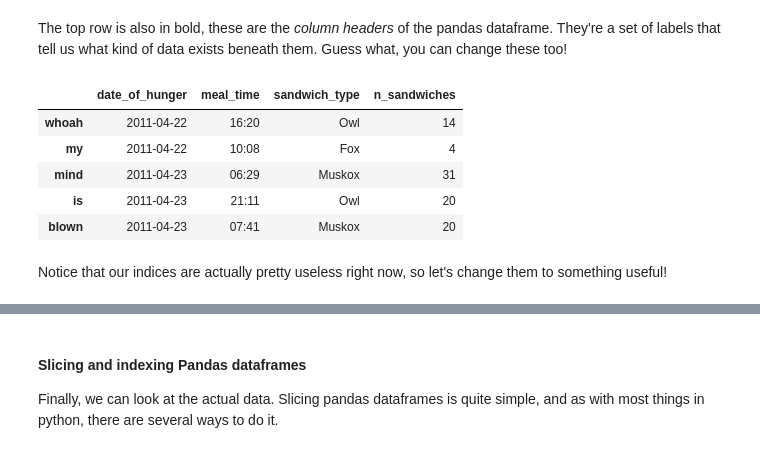
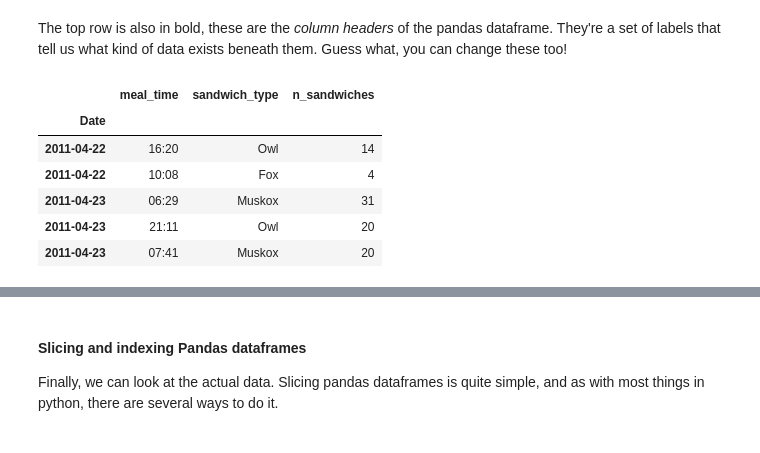
Before and after one commit to swcarpentry/2014-03-17-ucb, a Jupyter notebook: lessons/jk-python/readwrite-full.ipynb, the cells around one changed output, grey strips where cells are left out. Saved outputs shown, nothing was run; the diff lists cells and outputs as text; code cells hidden in the pictures.

Commit message:
Added pandas exercises and cleaned up the readwrite lecture a bit

```diff
--- a/lessons/jk-python/readwrite-full.ipynb
+++ b/lessons/jk-python/readwrite-full.ipynb
@@ -333,0 +323,5 @@ df.head()
+# %%
+# Pandas is really good at handling datetime objects.
+# Note: if you want to move the index back to a column, use .reset_index()
+df.set_index('Date', inplace=True)
+df.head()
@@ -335,14 +337,13 @@ df.head()
 The top row is also in bold, these are the _column headers_ of the pandas dataframe.  They're a set of labels that tell us what kind of data exists beneath them.  Guess what, you can change these too!
 # %%
 # I could use any list so long as len(mylist) == n_columns
-df.columns = ['date_of_hunger', 'meal_time', 'sandwich_type', 'n_sandwiches']
+df.columns = ['meal_time', 'sandwich_type', 'n_sandwiches']
 df.head()
 # %% [output]
-|  | date_of_hunger | meal_time | sandwich_type | n_sandwiches |
-| whoah | 2011-04-22 | 16:20 | Owl | 14 |
-| my | 2011-04-22 | 10:08 | Fox | 4 |
-| mind | 2011-04-23 | 06:29 | Muskox | 31 |
-| is | 2011-04-23 | 21:11 | Owl | 20 |
-| blown | 2011-04-23 | 07:41 | Muskox | 20 |
+|  | meal_time | sandwich_type | n_sandwiches |
+| Date |  |  |  |
+| 2011-04-22 | 16:20 | Owl | 14 |
+| 2011-04-22 | 10:08 | Fox | 4 |
+| 2011-04-23 | 06:29 | Muskox | 31 |
+| 2011-04-23 | 21:11 | Owl | 20 |
+| 2011-04-23 | 07:41 | Muskox | 20 |
-# %% [markdown]
-Notice that our indices are actually pretty useless right now, so let's change them to something useful!
```
Also changed, not shown: parts of 38 cells of this notebook.
